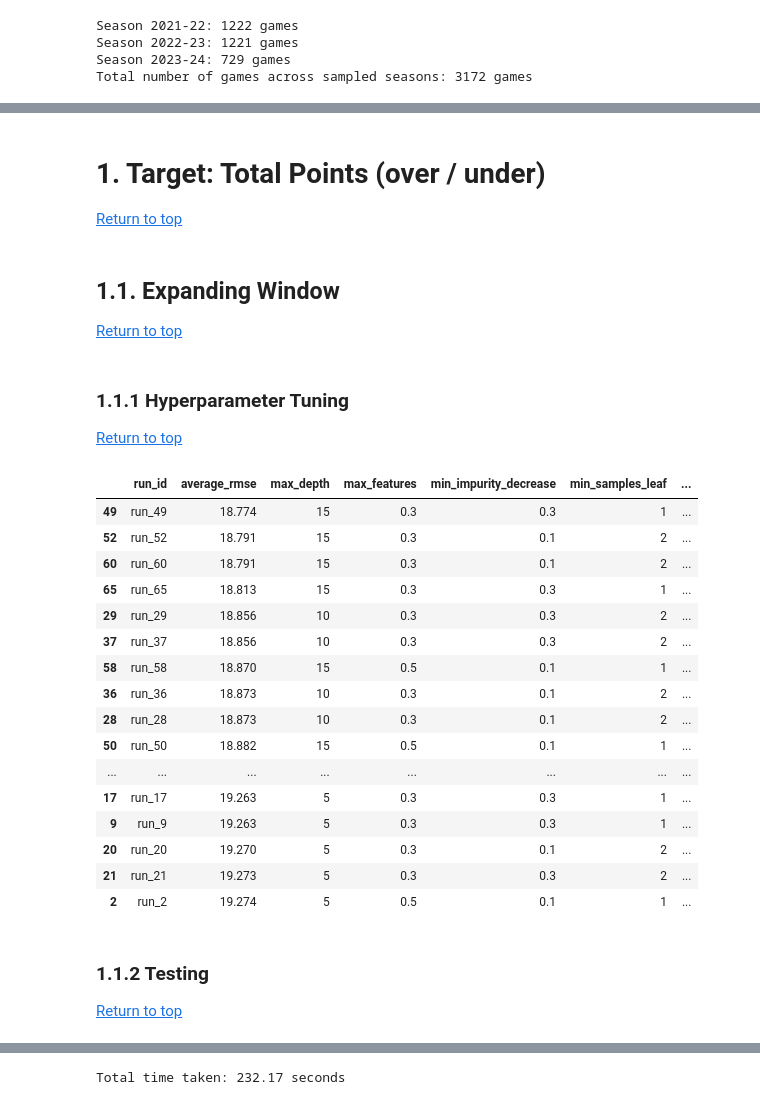
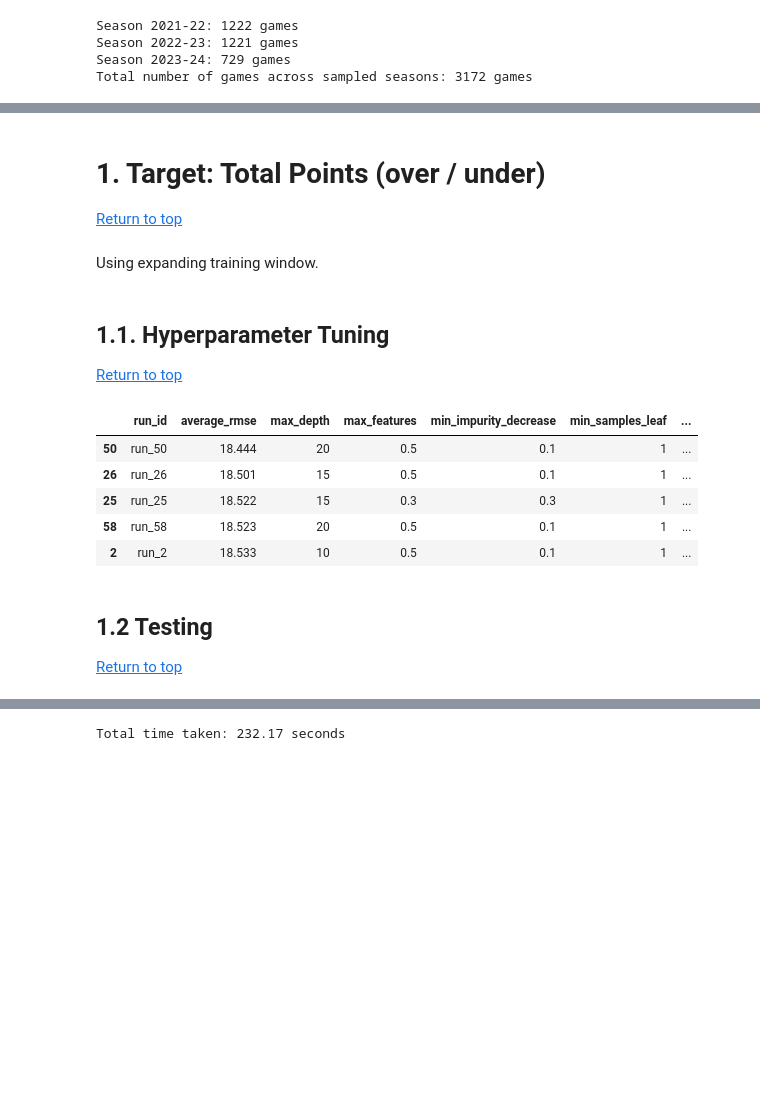
Before and after one commit to stevenworthington/sports_betting, a Jupyter notebook: code/6_nba_Tree_Models_Basic_Features.ipynb, the cells around one changed output, grey strips where cells are left out. Saved outputs shown, nothing was run; the diff lists cells and outputs as text; code cells hidden in the pictures; blank space fills up the shorter version.

Commit message:
random forest hyperparameter tuning notebook

```diff
--- a/code/6_nba_Tree_Models_Basic_Features.ipynb
+++ b/code/6_nba_Tree_Models_Basic_Features.ipynb
@@ -136,6 +130,10 @@ Season 2021-22: 1222 games
 Season 2022-23: 1221 games
 Season 2023-24: 729 games
 Total number of games across sampled seasons: 3172 games
+# %%
+# define number of games in seasons
+season_22_games = 1222
+season_23_games = 1221
 # %%
 pts_scaled_df.head()
 # %% [output]
@@ -238,24 +228,21 @@ TRAIN: [14 15 16 17 18 19 20 21 22 23] TEST: [24]
 <a name="1.-Target:-Total-Points-(over-/-under)"></a>
 # 1. Target: Total Points (over / under)
 
-[Return to top](#Baseline-Models)
+[Return to top](#Models)
+# %% [markdown]
+Using expanding training window.
 # %% [markdown]
-<a name="1.1.-Expanding-Window"></a>
-## 1.1. Expanding Window
+<a name="1.1.-Hyperparameter-Tuning"></a>
+## 1.1. Hyperparameter Tuning
 
-[Return to top](#Baseline-Models)
+[Return to top](#Models)
-# %% [markdown]
-<a name="1.1.1-Hyperparameter-Tuning"></a>
-### 1.1.1 Hyperparameter Tuning
-
-[Return to top](#Baseline-Models)
 # %%
 # configuration for expanding window
-initial_train_size = 1222
-expansion_limit = 100
-test_size = 1
-df = pts_scaled_df
-target_col = 'TOTAL_PTS'
+initial_train_size = season_22_games # starting size of the training set
+expansion_limit = 100     # maximum number of new training observations in expansion
+test_size = 1             # leave-one-out (LOO) cross-validation
+df = pts_scaled_df        # data set to use
+target_col = 'TOTAL_PTS'  # target column name
 
 # constant parameters
 constant_params = {
@@ -266,8 +253,8 @@ constant_params = {
 
 # parameters to explore
 explore_params = {
-    'max_depth': [10, 15, 20],            # tried: 10, 15, 20
-    'min_samples_split': [2, 4, 6],       # tried: 2, 4, 6
+    'max_depth': [15, 20, 25],            # tried: 10, 15, 20, 25
+    'min_samples_split': [2, 4, 6],       # tried: 2, 4
     'min_samples_leaf': [1, 2],           # tried: 1, 2
     'max_features': [0.3, 0.5],           # tried: 0.3, 0.5
     'min_impurity_decrease': [0.1, 0.3]   # tried: 0.1, 0.3
@@ -311,28 +298,20 @@ end_time = time.time()
 print(f"Total time taken: {end_time - start_time:.2f} seconds")
 # %%
 # get metrics for each combination of parameter values
-utl.compile_results_to_dataframe(results).sort_values(by='average_rmse', ascending=True)
+results_df = utl.compile_results_to_dataframe(results)
+
+# print best hyperparameter settings
+results_df.sort_values(by='average_rmse', ascending=True).head()
 # %% [output]
 |  | run_id | average_rmse | max_depth | max_features | min_impurity_decrease | min_samples_leaf | ... |
-| 49 | run_49 | 18.774 | 15 | 0.3 | 0.3 | 1 | ... |
-| 52 | run_52 | 18.791 | 15 | 0.3 | 0.1 | 2 | ... |
-| 60 | run_60 | 18.791 | 15 | 0.3 | 0.1 | 2 | ... |
-| 65 | run_65 | 18.813 | 15 | 0.3 | 0.3 | 1 | ... |
-| 29 | run_29 | 18.856 | 10 | 0.3 | 0.3 | 2 | ... |
-| 37 | run_37 | 18.856 | 10 | 0.3 | 0.3 | 2 | ... |
-| 58 | run_58 | 18.870 | 15 | 0.5 | 0.1 | 1 | ... |
-| 36 | run_36 | 18.873 | 10 | 0.3 | 0.1 | 2 | ... |
-| 28 | run_28 | 18.873 | 10 | 0.3 | 0.1 | 2 | ... |
-| 50 | run_50 | 18.882 | 15 | 0.5 | 0.1 | 1 | ... |
-| ... | ... | ... | ... | ... | ... | ... | ... |
-| 17 | run_17 | 19.263 | 5 | 0.3 | 0.3 | 1 | ... |
-| 9 | run_9 | 19.263 | 5 | 0.3 | 0.3 | 1 | ... |
-| 20 | run_20 | 19.270 | 5 | 0.3 | 0.1 | 2 | ... |
-| 21 | run_21 | 19.273 | 5 | 0.3 | 0.3 | 2 | ... |
-| 2 | run_2 | 19.274 | 5 | 0.5 | 0.1 | 1 | ... |
+| 50 | run_50 | 18.444 | 20 | 0.5 | 0.1 | 1 | ... |
+| 26 | run_26 | 18.501 | 15 | 0.5 | 0.1 | 1 | ... |
+| 25 | run_25 | 18.522 | 15 | 0.3 | 0.3 | 1 | ... |
+| 58 | run_58 | 18.523 | 20 | 0.5 | 0.1 | 1 | ... |
+| 2 | run_2 | 18.533 | 10 | 0.5 | 0.1 | 1 | ... |
 # %% [markdown]
-<a name="1.1.2-Testing"></a>
-### 1.1.2 Testing
+<a name="1.2-Testing"></a>
+## 1.2 Testing
 
-[Return to top](#Baseline-Models)
+[Return to top](#Models)
 # %%
```
Also changed, not shown: parts of 42 cells of this notebook, 1 other file.
